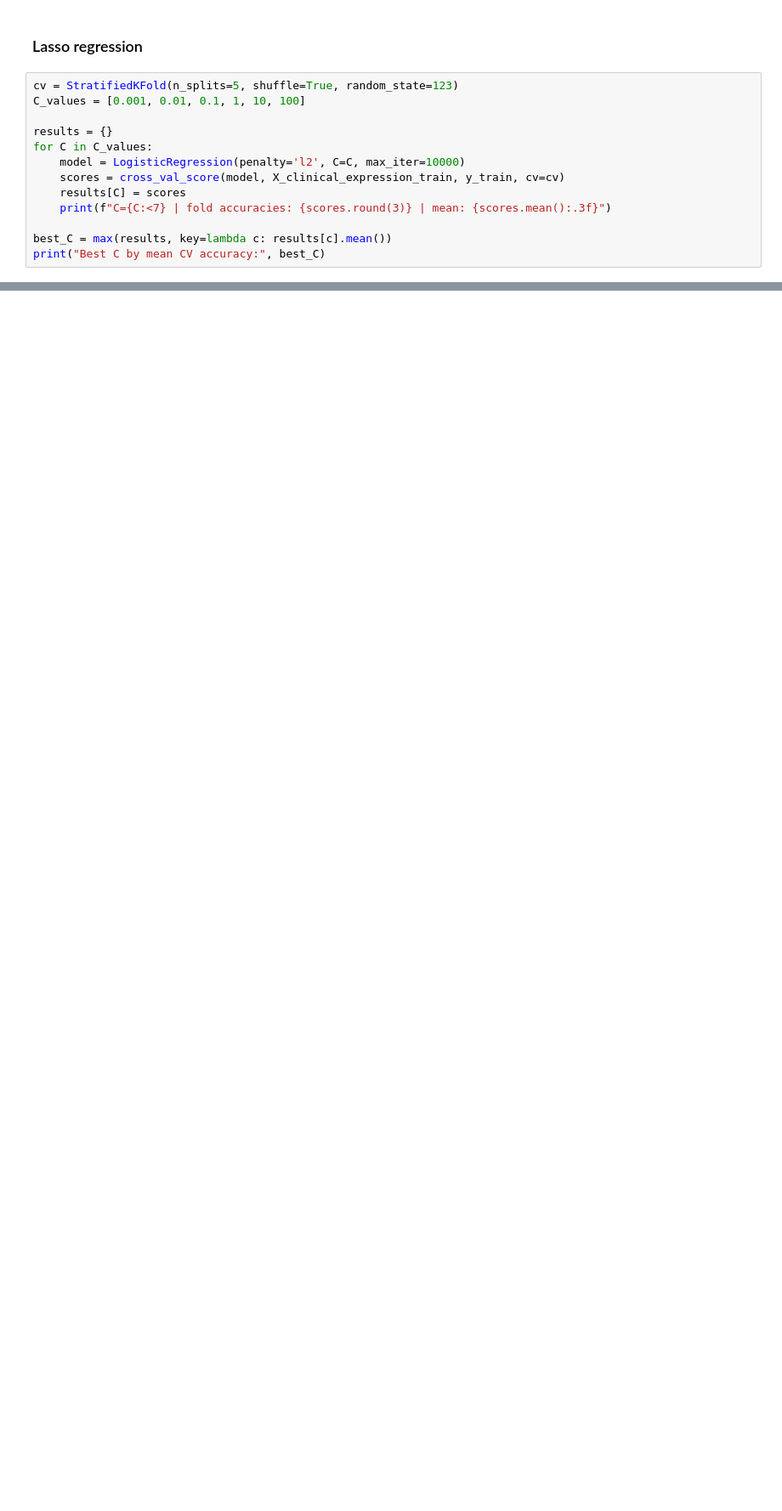
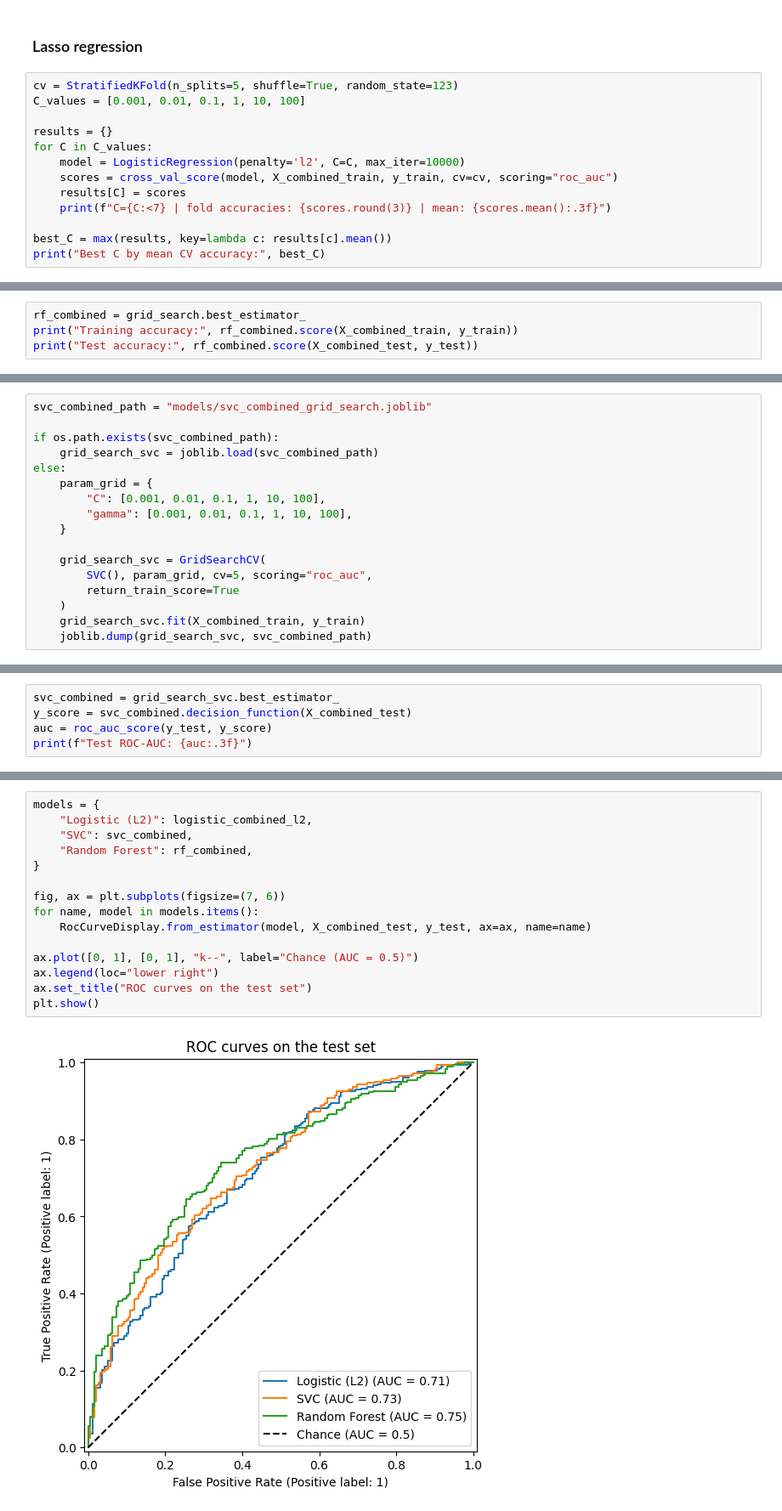
Before and after one commit to pntnguyen/ML_GCSP, a Jupyter notebook: note.ipynb, the cells around one changed output, grey strips where cells are left out. Shown at 85% size. Cells and saved outputs as stored; diff of their text form; blank space fills up the shorter version.

```diff
--- a/note.ipynb
+++ b/note.ipynb
@@ -378,7 +558,7 @@ C_values = [0.001, 0.01, 0.1, 1, 10, 100]
 results = {}
 for C in C_values:
     model = LogisticRegression(penalty='l2', C=C, max_iter=10000)
-    scores = cross_val_score(model, X_clinical_expression_train, y_train, cv=cv)
+    scores = cross_val_score(model, X_combined_train, y_train, cv=cv, scoring="roc_auc")
     results[C] = scores
     print(f"C={C:<7} | fold accuracies: {scores.round(3)} | mean: {scores.mean():.3f}")
 
@@ -401,0 +620,4 @@ Mean Test Accuracy : 0.707983193277311
+# %%
+rf_combined = grid_search.best_estimator_
+print("Training accuracy:", rf_combined.score(X_combined_train, y_train))
+print("Test accuracy:", rf_combined.score(X_combined_test, y_test))
@@ -401,0 +635,17 @@ Mean Test Accuracy : 0.707983193277311
+# %%
+svc_combined_path = "models/svc_combined_grid_search.joblib"
+
+if os.path.exists(svc_combined_path):
+    grid_search_svc = joblib.load(svc_combined_path)
+else:
+    param_grid = {
+        "C": [0.001, 0.01, 0.1, 1, 10, 100],
+        "gamma": [0.001, 0.01, 0.1, 1, 10, 100],
+    }
+
+    grid_search_svc = GridSearchCV(
+        SVC(), param_grid, cv=5, scoring="roc_auc",
+        return_train_score=True
+    )
+    grid_search_svc.fit(X_combined_train, y_train)
+    joblib.dump(grid_search_svc, svc_combined_path)
@@ -401,0 +662,5 @@ Mean Test Accuracy : 0.707983193277311
+# %%
+svc_combined = grid_search_svc.best_estimator_
+y_score = svc_combined.decision_function(X_combined_test)
+auc = roc_auc_score(y_test, y_score)
+print(f"Test ROC-AUC: {auc:.3f}")
@@ -401,0 +669,17 @@ Mean Test Accuracy : 0.707983193277311
+# %%
+models = {
+    "Logistic (L2)": logistic_combined_l2,
+    "SVC": svc_combined,
+    "Random Forest": rf_combined,
+}
+
+fig, ax = plt.subplots(figsize=(7, 6))
+for name, model in models.items():
+    RocCurveDisplay.from_estimator(model, X_combined_test, y_test, ax=ax, name=name)
+
+ax.plot([0, 1], [0, 1], "k--", label="Chance (AUC = 0.5)")
+ax.legend(loc="lower right")
+ax.set_title("ROC curves on the test set")
+plt.show()
+# %% [output]
+[figure, added]
```
Also changed, not shown: parts of 64 cells of this notebook, 37 other files.
